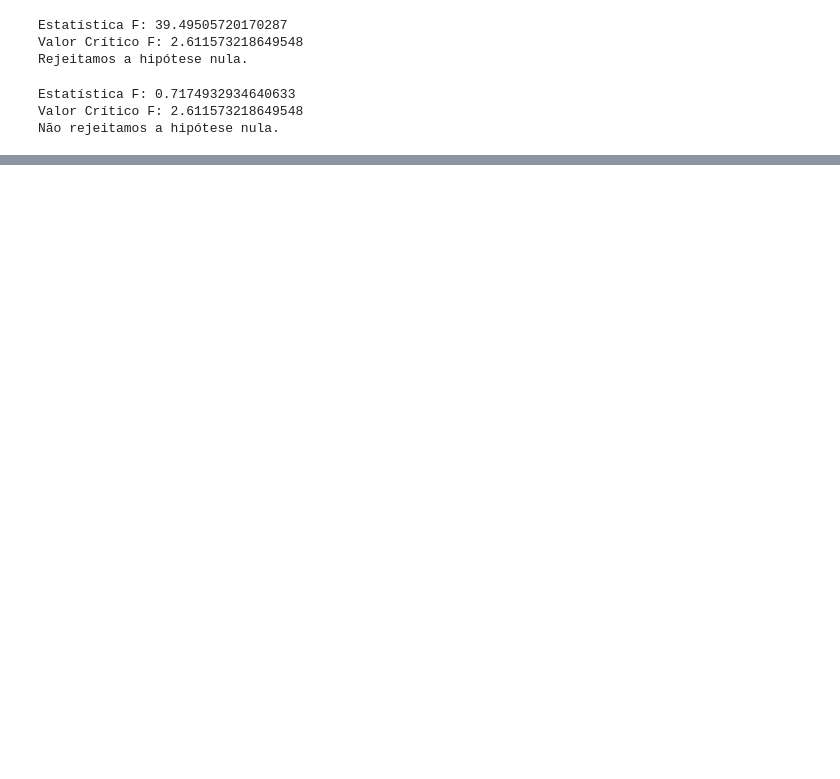
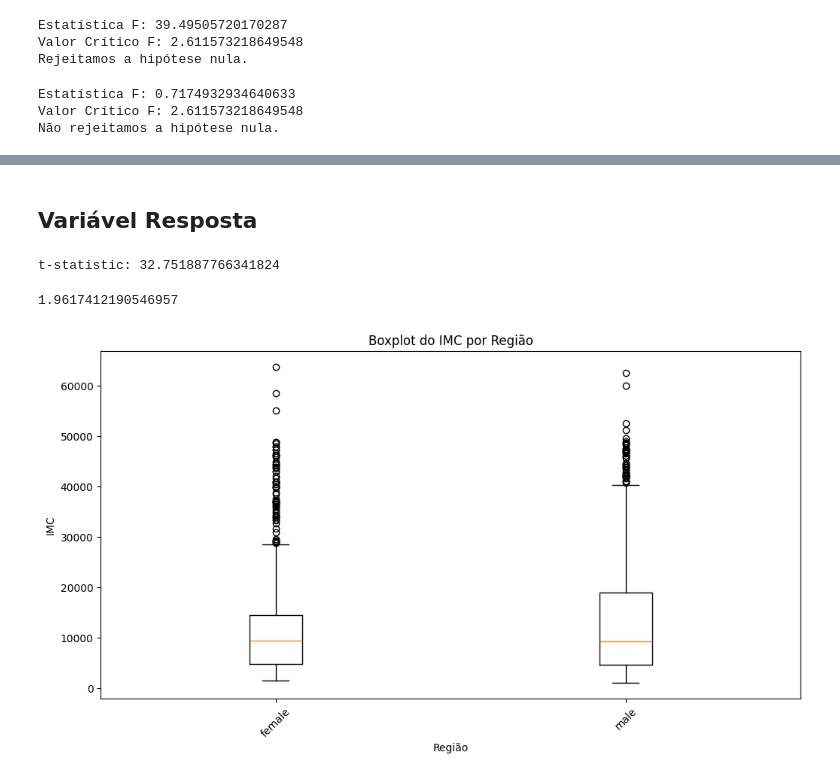
Before and after one commit to gabrieldadcarvalho/neural_network, a Jupyter notebook: projeto/01.ipynb, the cells around one changed output, grey strips where cells are left out. Saved outputs shown, nothing was run; the diff lists cells and outputs as text; code cells hidden in the pictures; blank space fills up the shorter version.

```diff
--- a/projeto/01.ipynb
+++ b/projeto/01.ipynb
@@ -561,0 +607,2 @@ Não rejeitamos a hipótese nula.
+# %% [markdown]
+## Variável Resposta
@@ -562,5 +618,28 @@ Não rejeitamos a hipótese nula.
+# %%
+custo_s_y = y[X['smoke'] == 'yes']
+custo_s_n = y[X['smoke'] == 'no']
+t = (custo_s_y.mean() - custo_s_n.mean()) / np.sqrt((custo_s_y.var(ddof=1)/len(custo_s_y) + custo_s_n.var(ddof=1) / len(custo_s_n)))
+print(f"t-statistic: {t}")
+import scipy.stats as stats
+
+t_crit = stats.t.ppf(0.975, len(custo_s_y)+len(custo_s_n)-2)
+t_crit
+# %% [output]
+t-statistic: 32.751887766341824
+1.9617412190546957
 # %%
 dummie = pd.get_dummies(X, ['sex', 'smoke', 'region'])
 X_t = pd.concat([X,dummie],axis=1)
 X_t.drop(columns={'sex', 'smoke', 'region'}, inplace=True)
 X_train, X_test, y_train, y_test = train_test_split(X_t, y, test_size=0.2, random_state=42)
+# %%
+plt.figure(figsize=(12, 6))
+plt.boxplot([y[X['sex'] == region]for region in X['sex'].unique()],
+            labels=X['sex'].unique())
+plt.xlabel('Região')
+plt.ylabel('IMC')
+plt.title('Boxplot do IMC por Região')
+plt.xticks(rotation=45)
+plt.show()
+# %% [output]
+[figure, added]
```
Also changed, not shown: parts of 16 cells of this notebook.
